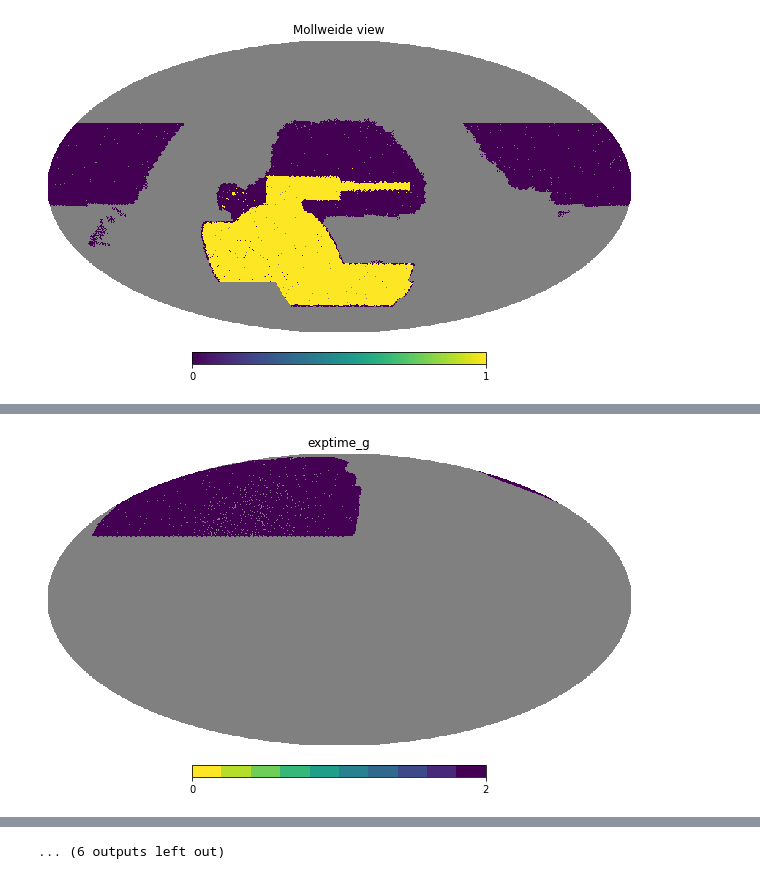
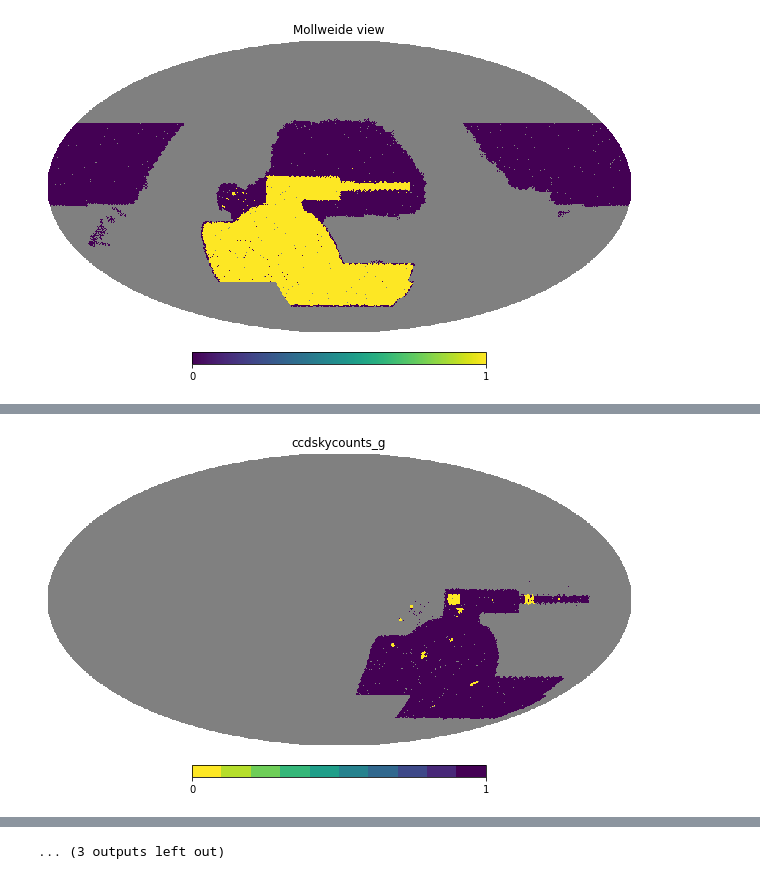
Before and after one commit to elleggert/astrostatistics, a Jupyter notebook: data_preprocessing/dataset_preparation/scaling_sys_maps.ipynb, the cells around one changed output, grey strips where cells are left out. Drawn from its saved outputs; the diff is of its cells as text; code cells hidden in the pictures.

```diff
--- a/data_preprocessing/dataset_preparation/scaling_sys_maps.ipynb
+++ b/data_preprocessing/dataset_preparation/scaling_sys_maps.ipynb
@@ -121,16 +142,14 @@ names = [
     'hinh', 'gaia', 'gaia12', 'stellar', 'airmass',
     'ccdskysb_g', 'ccdskysb_r', 'ccdskysb_z',
     'ccdskycounts_g', 'ccdskycounts_r', 'ccdskycounts_z',
-    'exptime_g', 'exptime_r', 'exptime_z',
-    'seeing_g', 'seeing_r', 'seeing_z',
-    'meansky_g', 'meansky_r', 'meansky_z']
+    'seeing_g', 'seeing_r', 'seeing_z']
 # %%
 # number of standard deviations away from mean
 x = 10
 # %%
 # now plot histograms of the pixel values in each map AFTER the median+-stdev cut.
 ipix = data['pixel_id']
-fig, axs = plt.subplots(7, 3, figsize=(12, 12))
+fig, axs = plt.subplots(5, 3, figsize=(12, 12))
 axs = axs.ravel()
 hpmap = np.zeros(hp.nside2npix(512)) + hp.UNSEEN
 
@@ -140,8 +159,8 @@ for i, nm in enumerate(names):
     themean, thestd = np.median(data[nm][ind]), mad(data[nm][ind], scale='normal')
     themin2 = themean - x * thestd
     themax2 = themean + x * thestd
-    ind &= data[nm] < themax2
-    ind &= data[nm] > themin2
+    ind &= data[nm] <= themax2
+    ind &= data[nm] >= themin2
 
     print('Systematic', nm, np.sum(~ind))
     hpmap[ipix[~ind]] = 1
@@ -208,0 +225,4 @@ print(len(df_final))
+# %%
+df_final.drop(columns=['exptime_g', 'exptime_r','exptime_z',
+                       'meansky_g', 'meansky_r', 'meansky_z', 'hpmap'], inplace=True)
+df_final.columns
@@ -212,8 +238,7 @@ scaler = MinMaxScaler()
 cols = ['exposures', 'hinh',
         'gaia', 'gaia12', 'sagitarius', 'stellar', 'EBV',
         'airmass', 'ccdskysb_g', 'ccdskysb_r', 'ccdskysb_z',
-        'ccdskycounts_g', 'ccdskycounts_r', 'ccdskycounts_z', 'exptime_g',
-        'exptime_r', 'exptime_z', 'meansky_g', 'meansky_r', 'meansky_z', 'seeing_g', 'seeing_r',
+        'ccdskycounts_g', 'ccdskycounts_r', 'ccdskycounts_z', 'seeing_g', 'seeing_r',
         'seeing_z']
 print(df_final.columns)
 # %% [output]
@@ -274,8 +290,8 @@ for i, nm in enumerate(names):
     themean, thestd = np.median(data[nm][ind]), mad(data[nm][ind], scale='normal')
     themin2 = themean - x * thestd
     themax2 = themean + x * thestd
-    ind &= data[nm] < themax2
-    ind &= data[nm] > themin2
+    ind &= data[nm] <= themax2
+    ind &= data[nm] >= themin2
     if np.sum(ind) > 0:
         hpmap = np.zeros(hp.nside2npix(512)) + hp.UNSEEN
         hpmap[ipix[ind]] = 1
@@ -294 +310 @@ for i, nm in enumerate(names):
-[figure, old version]
+[figure, new version]
@@ -297 +313 @@ for i, nm in enumerate(names):
-... (6 outputs left out)
+... (3 outputs left out)
```
Also changed, not shown: parts of 17 cells of this notebook, 3 other files.
